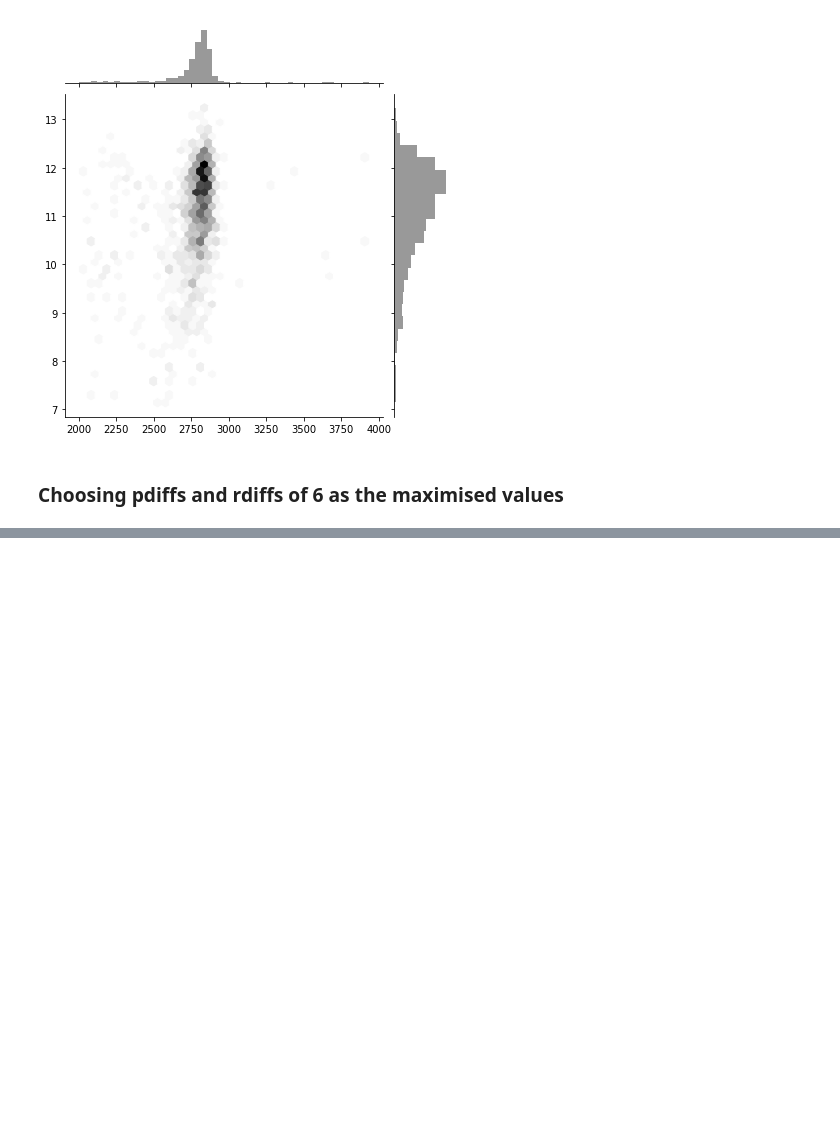
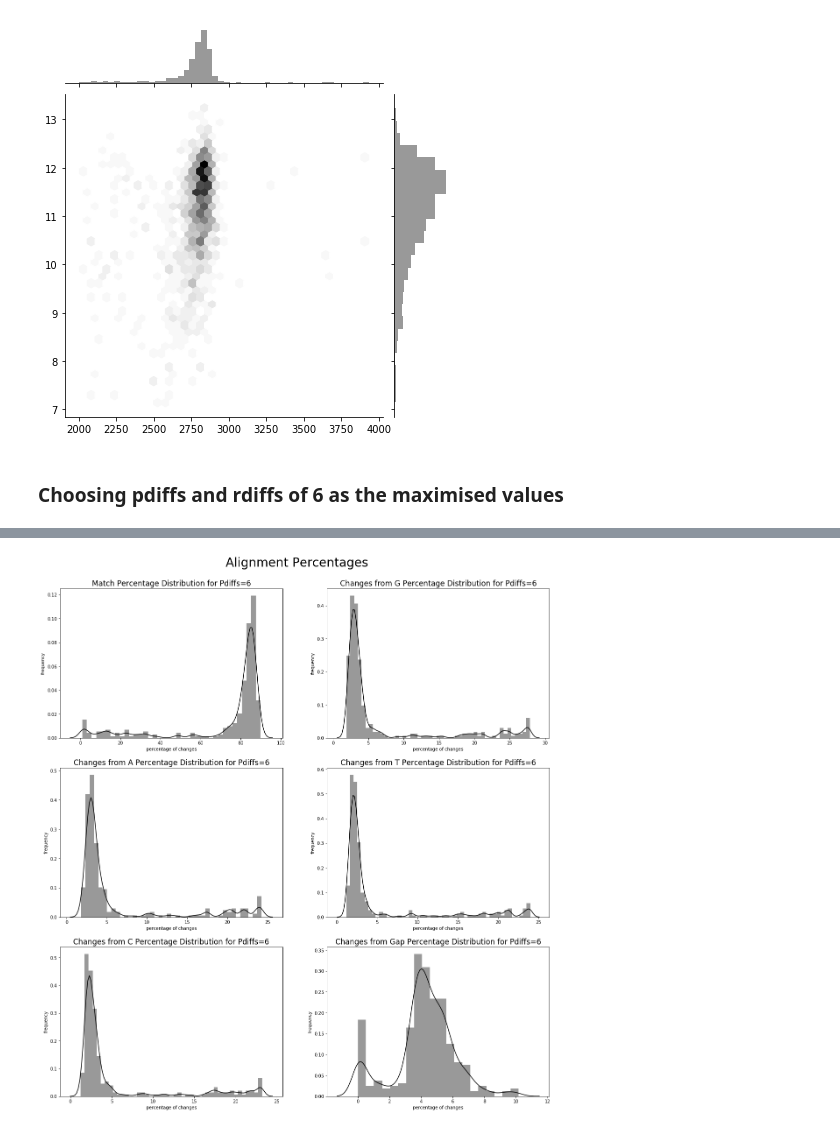
Before and after one commit to teenjes/summer_project_notebooks, a Jupyter notebook: zymo_test.ipynb, the cells around one changed output, grey strips where cells are left out. Cells and saved outputs as stored; diff of their text form; code cells hidden in the pictures; blank space fills up the shorter version.

Commit message:
Graphing alignment errors 13/12 12:00

```diff
--- a/zymo_test.ipynb
+++ b/zymo_test.ipynb
@@ -203,6 +203,7 @@ sns.jointplot(x=lengths_smallq, y=qscores, kind="hex", color="k")
 # %% [markdown]
 ### Choosing pdiffs and rdiffs of 6 as the maximised values
 # %%
-for key in SeqIO.to_dict(SeqIO.parse("../../analysis/mothur_fasta/FAH15473/pass/barcode02/diffs/small6.fasta", "fasta")):
-    print(key)
+dict6 = SeqIO.to_dict(SeqIO.parse("../../analysis/mothur_fasta/FAH15473/pass/barcode02/diffs/small6.pcr.fasta", "fasta"))
+print(len(dict6))
+gdict = SeqIO.to_dict(SeqIO.parse("/media/MassStorage/tmp/TE/summer_project/analysis/blast_results/zymo/BED/bed_output.fasta", "fasta"))
 # %% [output]
@@ -225,0 +211,9 @@ ee6841ef-8de2-47da-b7d9-2bc8c34b35ec
+# %%
+dict6_seqs = []
+for key in dict6:
+    dict6_seqs.append(dict6[key].seq)
+gdict_seqs = []
+for key in gdict:
+    gdict_seqs.append(gdict[key].seq)
+# %%
+alignments = pairwise2.align.globalms(gdict_seqs[0], dict6_seqs[0], 1, -1, -1, 0)
@@ -225,0 +309,29 @@ ee6841ef-8de2-47da-b7d9-2bc8c34b35ec
+# %%
+fg, ax = plt.subplots(3,2, figsize=(20,20))
+fg.suptitle("Alignment Percentages", fontsize=28)
+fg.subplots_adjust(top=0.93)
+
+titles = ['Match Percentage Distribution for Pdiffs=6', 'Changes from A Percentage Distribution for Pdiffs=6', 'Changes from C Percentage Distribution for Pdiffs=6', 'Changes from G Percentage Distribution for Pdiffs=6', 'Changes from T Percentage Distribution for Pdiffs=6', 'Changes from Gap Percentage Distribution for Pdiffs=6']
+
+
+for i in range(0, 6):
+    if i < 3:
+        sns.distplot(statistics[i], color='k', ax=ax[i][0])
+        ax[i][0].set_title(titles[i], fontsize=17)
+        ax[i][0].set(xlabel='percentage of changes', ylabel='frequency')
+    else:
+        sns.distplot(statistics[i], color='k', ax=ax[i-3][1])
+        ax[i-3][1].set_title(titles[i], fontsize=17)
+        ax[i-3][1].set(xlabel='percentage of changes', ylabel='frequency')
+
+
+
+
+# sns.distplot(match_perc, color='k').set_title('Match Percentage Distribution for Pdiffs=6')
+# sns.distplot(a_perc, color='k').set_title('Changes from A Percentage Distribution for Pdiffs=6')
+# sns.distplot(c_perc, color='k').set_title('Changes from C Percentage Distribution for Pdiffs=6')
+# sns.distplot(g_perc, color='k').set_title('Changes from G Percentage Distribution for Pdiffs=6')
+# sns.distplot(t_perc, color='k').set_title('Changes from T Percentage Distribution for Pdiffs=6')
+# sns.distplot(gap_perc, color='k').set_title('Changes from Gap Percentage Distribution for Pdiffs=6')
+# %% [output]
+[figure, added]
```
Also changed, not shown: parts of 7 cells of this notebook, 2 other files.
